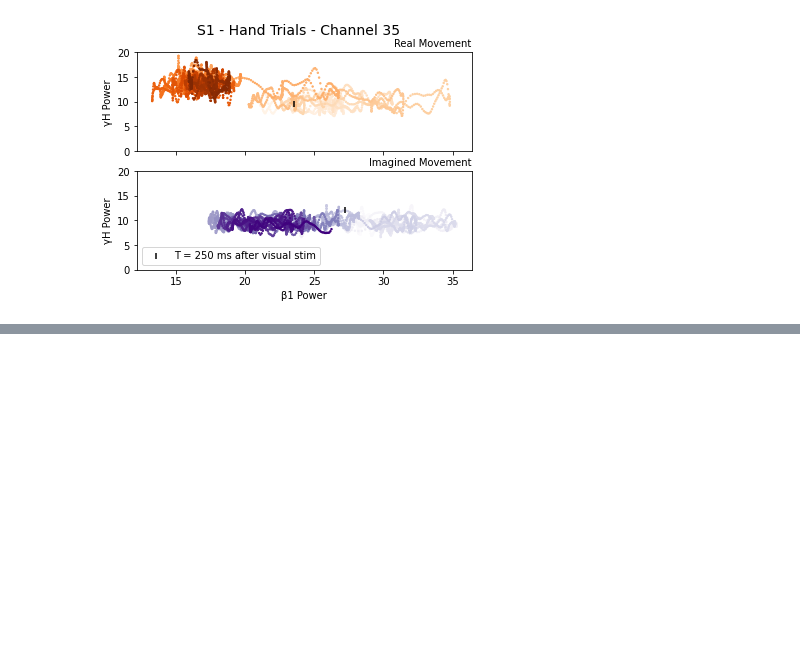
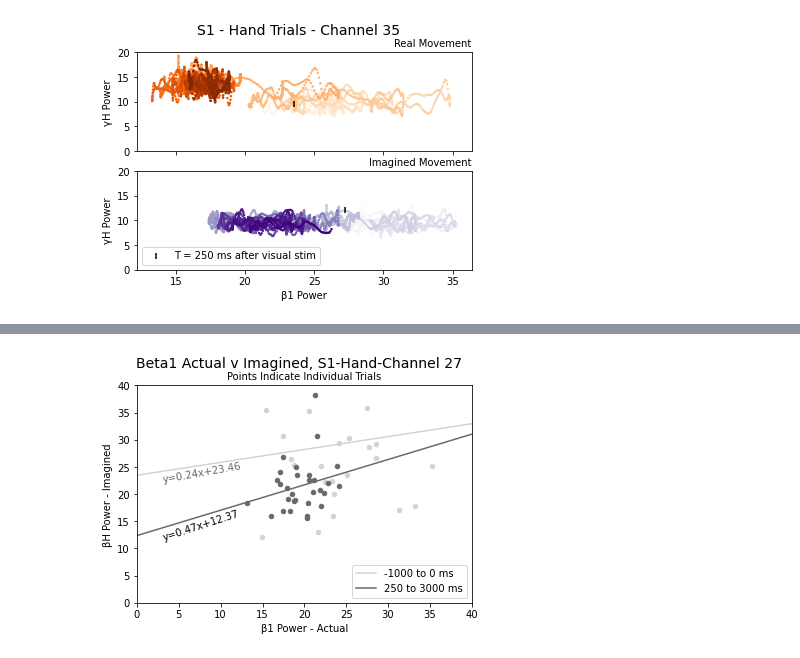
Before and after one commit to jessb0t/motorImagery, a Jupyter notebook: plotting-stuff.ipynb, the cells around one changed output, grey strips where cells are left out. Saved outputs shown, nothing was run; the diff lists cells and outputs as text; code cells hidden in the pictures; blank space fills up the shorter version.

```diff
--- a/plotting-stuff.ipynb
+++ b/plotting-stuff.ipynb
@@ -33,6 +33,7 @@ for x, file in enumerate(filelist):
 23 Tng_Epochs_Img_beta1.npy
 # %%
 # organize specific files for plotting (load data, select channels, average across epochs)
+#returns all epoch timepoints averaged across trials
 def fileprep(fileidx, chans, path):
     dat = np.load(path + '/' + filelist[fileidx])
     dat_chans = dat[:,chans,:]
@@ -40,6 +41,16 @@ def fileprep(fileidx, chans, path):
 
     return dat_chans_avg
 
+#returns all individual trials, averaged across epoch timepoints
+def fileprep2(fileidx, chans, path):
+    dat = np.load(path + '/' + filelist[fileidx])
+    dat_chans = dat[:,chans,:]
+    dat_trial_pre = np.mean(dat_chans[:, 0:999], axis=1)
+    dat_trial_post = np.mean(dat_chans[:, 1250:], axis=1)
+
+    return dat_trial_pre, dat_trial_post
+
+#prep data for plots below
 s1_hand27_beta1_overt = fileprep(7, 27, path)
 s1_hand27_gammaH_overt = fileprep(12, 27, path)
 s1_hand27_beta1_imag = fileprep(3, 27, path)
@@ -49,6 +60,9 @@ s1_hand35_beta1_overt = fileprep(7, 35, path)
 s1_hand35_gammaH_overt = fileprep(12, 35, path)
 s1_hand35_beta1_imag = fileprep(3, 35, path)
 s1_hand35_gammaH_imag = fileprep(17, 35, path)
+
+s1_hand27_beta1_overt_powerpre, s1_hand27_beta1_overt_powerpost = fileprep2(7, 27, path)
+s1_hand27_beta1_imag_powerpre, s1_hand27_beta1_imag_powerpost = fileprep2(3, 27, path)
 # %%
 # plot beta1 v gammaH for both real and imagined conditions for S1+Hand+Electrode 27
 oranges = plt.cm.get_cmap('Oranges', 256)
@@ -111,0 +146,38 @@ fig.savefig("BetavGamma_S1Hand35.png")
+# %%
+# plot actual versus imagined beta1for S1+Hand+Electrode 27
+# by trial (pre-movement and post-movement)
+
+xpre = s1_hand27_beta1_overt_powerpre
+ypre = s1_hand27_beta1_imag_powerpre
+xpost = s1_hand27_beta1_overt_powerpost
+ypost = s1_hand27_beta1_imag_powerpost
+
+xseq = np.linspace(0,40,400)
+
+bpre, apre = np.polyfit(xpre, ypre, deg=1)
+bpost, apost = np.polyfit(xpost, ypost, deg=1)
+
+fig, ax = plt.subplots()
+ax.set_xlim(0, 40)
+ax.set_ylim(0, 40)
+ax.scatter(xpre, ypre, c='lightgrey', s=20)
+ax.scatter(xpost, ypost, c='dimgrey', s=20)
+ax.plot(xseq, apre+bpre*xseq, color="lightgrey", lw=1.5, label='-1000 to 0 ms')
+postline = ax.plot(xseq, apost+bpost*xseq, color="dimgrey", lw=1.5, label='250 to 3000 ms')
+
+fig.suptitle("Beta1 Actual v Imagined, S1-Hand-Channel 27", fontsize=14)
+ax.set_title("Points Indicate Individual Trials", fontsize=10, loc='center')
+ax.set_xlabel(str(chr(946)+'1 Power - Actual'))
+ax.set_ylabel(str(chr(946)+'H Power - Imagined'))
+
+tpre = ax.text(
+    3, 24, "y=0.24x+23.46", ha="left", va="center", rotation=10, size=10, c='dimgrey')
+tpost = ax.text(
+    3, 14.3, "y=0.47x+12.37", ha="left", va="center", rotation=18, size=10, c='black')
+
+ax.legend(loc='lower right')
+
+plt.show()
+fig.savefig("Beta_ActualvImagined_S1Hand27_TrialPreAndPost.png")
+# %% [output]
+[figure, added]
```
Also changed, not shown: parts of 2 cells of this notebook, 4 other files.
